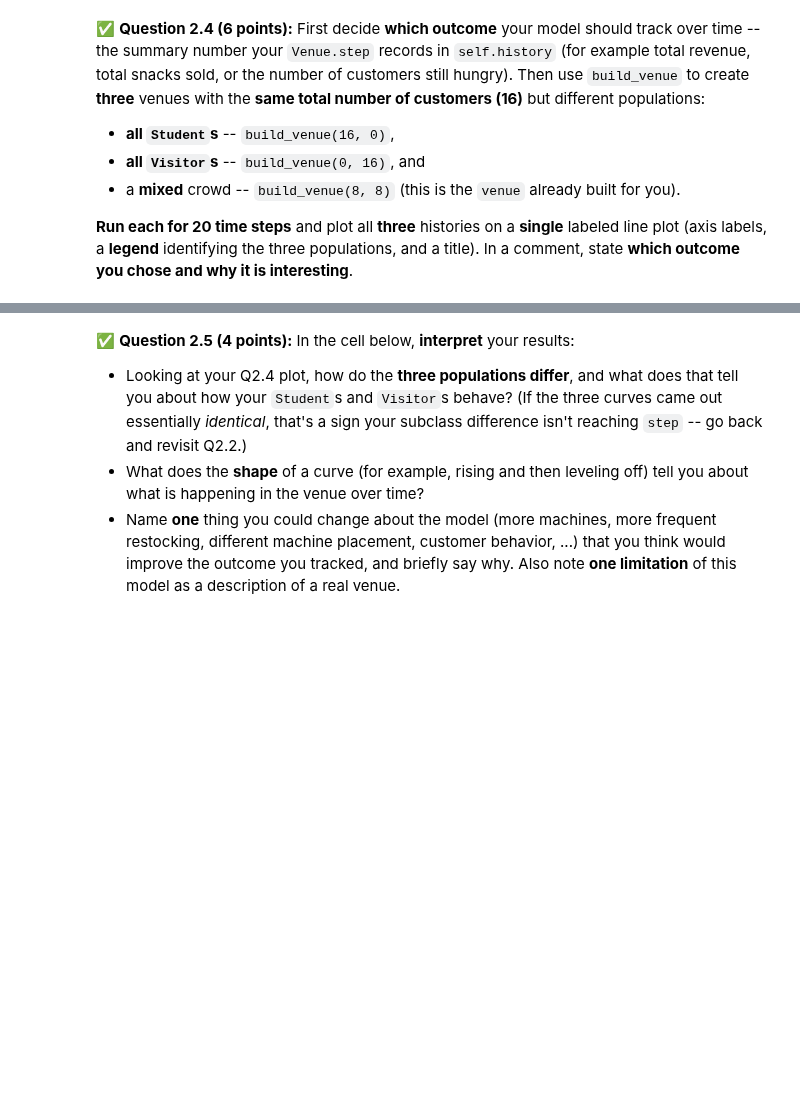
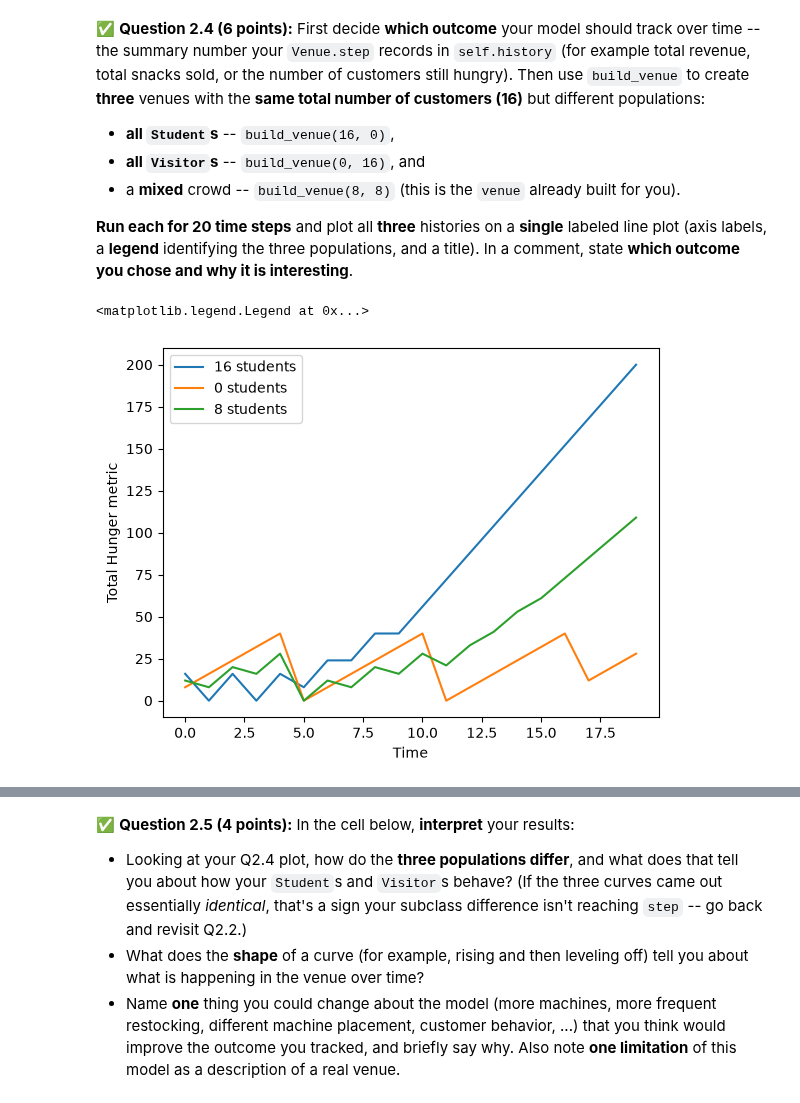
Before and after one commit to kigundue/cmse202-f26-turnin, a Jupyter notebook: hw-02/HW02-ABMandGraphTheory-STUDENT.ipynb, the cells around one changed output, grey strips where cells are left out. Drawn from its saved outputs; the diff is of its cells as text; code cells hidden in the pictures; blank space fills up the shorter version.

Commit message:
Finished vending machine part 2

```diff
--- a/hw-02/HW02-ABMandGraphTheory-STUDENT.ipynb
+++ b/hw-02/HW02-ABMandGraphTheory-STUDENT.ipynb
@@ -215,8 +215,11 @@ Then, in the markdown cell that follows your code, **describe the two personalit
 behavioral difference between them (1-2 sentences each).
 # %%
 # Define the Student and Visitor subclasses.
+
 class Student(Customer):
-    def __init__(self
+    def __init__(self, position, cash=15, hunger_rate=1, hunger_threshold=2):
+        super().__init__(cash, position, hunger_rate, hunger_threshold)
 
 class Visitor(Customer):
-    pass
+    def __init__(self, position, cash=20, hunger_rate=0.5, hunger_threshold=3):
+        super().__init__(cash, position, hunger_rate, hunger_threshold)
@@ -353,8 +382,30 @@ you chose and why it is interesting**.
 # %%
 # Put your code here.
 # 1) Build three venues with build_venue: all students, all visitors, and a mixed crowd.
 # 2) Run each for 20 steps and plot all three histories on ONE labeled plot (with a legend).
 # In a comment, say which outcome you are tracking and why.
+import matplotlib.pyplot as plt
+
+all_students = build_venue(16, 0)
+all_visitors = build_venue(0, 16)
+mixed = build_venue(8, 8)
+
+venues = [all_students,all_visitors,mixed]
+for i in range(20):
+    for venue in venues:
+        venue.step()
+for venue in venues:
+    plt.plot(np.arange(20),venue.history, label = str(sum([isinstance(customer,Student) for customer in venue.customers]))+" students")
+
+# my source :) https://stackoverflow.com/questions/14549405/python-check-instances-of-classes
+plt.xlabel("Time")
+plt.ylabel("Total Hunger metric")
+plt.legend()
+#tracking the total hunger metric for all customers because it can tell us when the vending machine would need to be restocked.
+#this is more granular than tracking whether hunger is greater than 0.
+# %% [output]
+<matplotlib.legend.Legend at 0x...>
+[figure, added]
 # %% [markdown]
 <!-- END QUESTION -->
 <!-- DO NOT MODIFY OR DELETE THIS CELL -->
```
Also changed, not shown: parts of 15 cells of this notebook.
